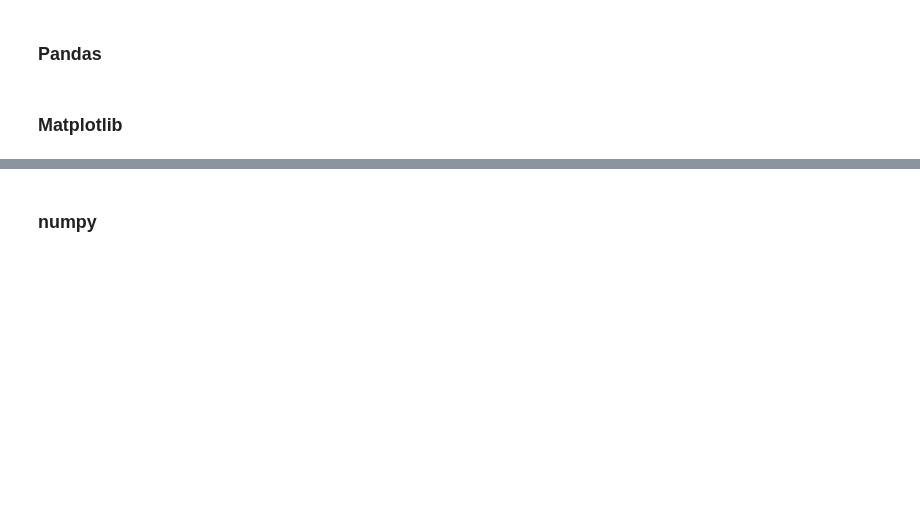
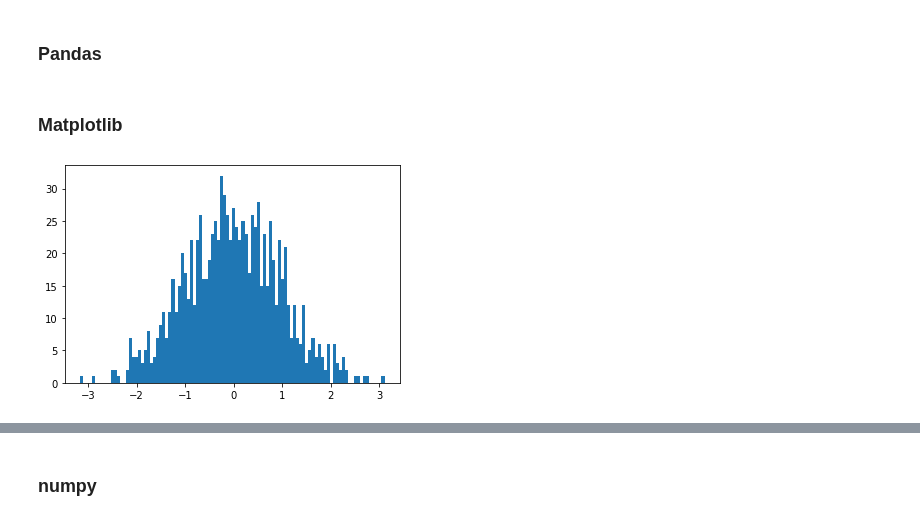
Before and after one commit to Qingfeng-Yao/Code-Repository, a Jupyter notebook: leetcodes/basics.ipynb, the cells around one changed output, grey strips where cells are left out. Saved outputs shown, nothing was run; the diff lists cells and outputs as text; code cells hidden in the pictures; blank space fills up the shorter version.

```diff
--- a/leetcodes/basics.ipynb
+++ b/leetcodes/basics.ipynb
@@ -1154,3 +1154,10 @@ pd.set_option('display.max_columns', 500)
 # %%
 # 创建绘图时，可能会看到此文本“<matplotlib.collections.PathCollection at 0x9fae910>”处
 ## 要隐藏那行文字，可以在代码末尾加上分号
+# %%
+# plt.hist: 第二个参数bins指定共有几个条状图，默认为10
+from matplotlib import pyplot as plt
+import torch
+plt.hist(torch.randn(1000).numpy(), 100);
+# %% [output]
+[figure, added]
```
Also changed, not shown: parts of 21 cells of this notebook, 3 other files.
